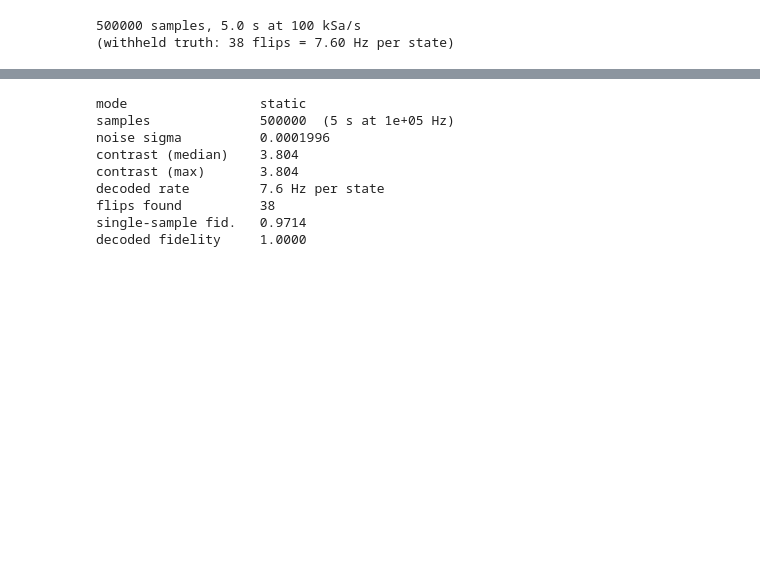
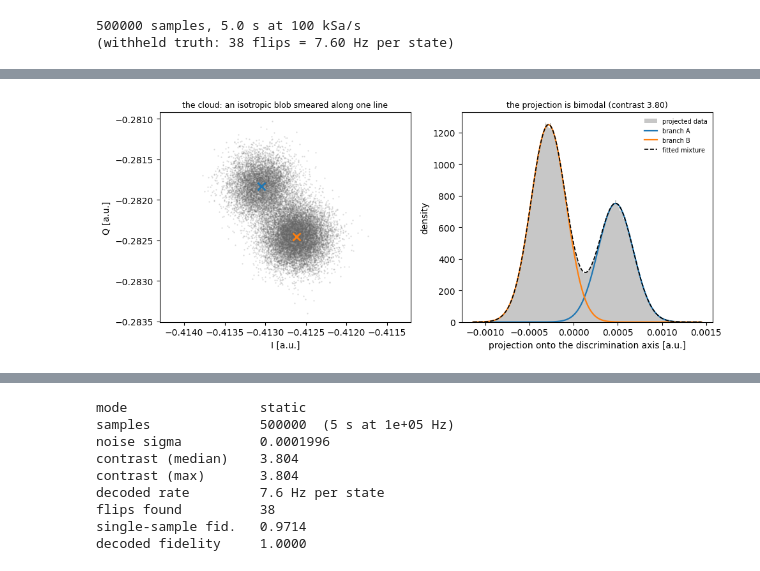
Before and after one commit to WashU-Astroparticle-Lab/qpd, a Jupyter notebook: notebooks/reconstruction_evaluation.ipynb, the cells around one changed output, grey strips where cells are left out. Drawn from its saved outputs; the diff is of its cells as text; code cells hidden in the pictures; blank space fills up the shorter version.

```diff
--- a/notebooks/reconstruction_evaluation.ipynb
+++ b/notebooks/reconstruction_evaluation.ipynb
@@ -67,0 +88,17 @@ print(f"(withheld truth: {truth.flip_times.size} flips "
+# %%
+blobs = fit_two_blobs(iq)
+
+print(f"discrimination axis   {np.angle(blobs.direction, deg=True):+7.2f} deg in the I/Q plane")
+print(f"branch centres        mu_A = {blobs.mu_a:+.4e}")
+print(f"                      mu_B = {blobs.mu_b:+.4e}")
+print(f"separation            {blobs.separation:.4e}")
+print(f"noise sigma           {blobs.sigma:.4e}")
+print(f"contrast              {blobs.contrast:7.3f}   <- separation / sigma, the number that decides everything")
+print(f"occupancy of A        {blobs.weight_a:7.3f}   <- fraction of TIME in A, not 1/2 exactly:")
+print(f"                                 this trace holds ~{truth.flip_times.size} dwells, so the time")
+print(f"                                 split scatters by ~{1/np.sqrt(truth.flip_times.size/2):.2f}")
+print(f"EM iterations         {blobs.n_iter:7d}")
+print()
+print("cross-check: sigma from the minor axis (noise only, independent of the mixture fit)")
+print(f"  minor-axis sigma    {blobs.diagnostics['sigma_minor_axis']:.4e}"
+      f"   ratio {blobs.diagnostics['sigma_ratio_fit_over_minor']:.4f}")
@@ -67,0 +119,31 @@ print(f"(withheld truth: {truth.flip_times.size} flips "
+# %%
+x = blobs.project(iq)
+fig, (axl, axr) = plt.subplots(1, 2, figsize=(10.0, 4.2))
+
+plot_iq_plane(iq, model=blobs, ax=axl)
+axl.set_title("the cloud: an isotropic blob smeared along one line", fontsize=9)
+
+axr.hist(x, bins=220, density=True, color="0.78", label="projected data")
+g = np.linspace(x.min(), x.max(), 600)
+
+
+def gauss(mu):
+    return np.exp(-0.5 * ((g - mu) / blobs.sigma) ** 2) / (
+        blobs.sigma * np.sqrt(2 * np.pi))
+
+
+wa = blobs.weight_a
+axr.plot(g, wa * gauss(blobs.mu_a), lw=1.6, color="tab:blue", label="branch A")
+axr.plot(g, (1 - wa) * gauss(blobs.mu_b), lw=1.6, color="tab:orange",
+         label="branch B")
+axr.plot(g, wa * gauss(blobs.mu_a) + (1 - wa) * gauss(blobs.mu_b), "k--",
+         lw=1.2, label="fitted mixture")
+axr.set_xlabel("projection onto the discrimination axis [a.u.]")
+axr.set_ylabel("density")
+axr.set_title(f"the projection is bimodal (contrast {blobs.contrast:.2f})",
+              fontsize=9)
+axr.legend(fontsize=7, frameon=False)
+fig.tight_layout()
+plt.show()
+# %% [output]
+[figure, added]
```
Also changed, not shown: parts of 18 cells of this notebook.
